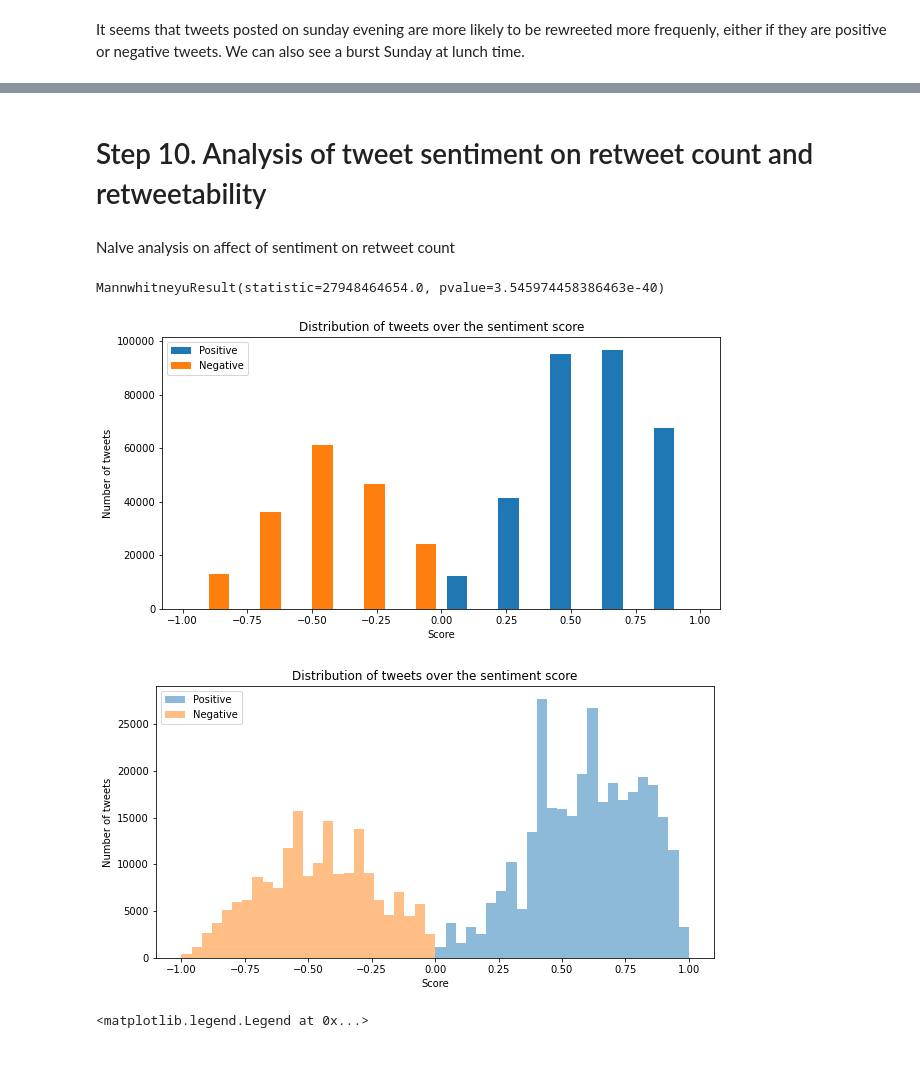
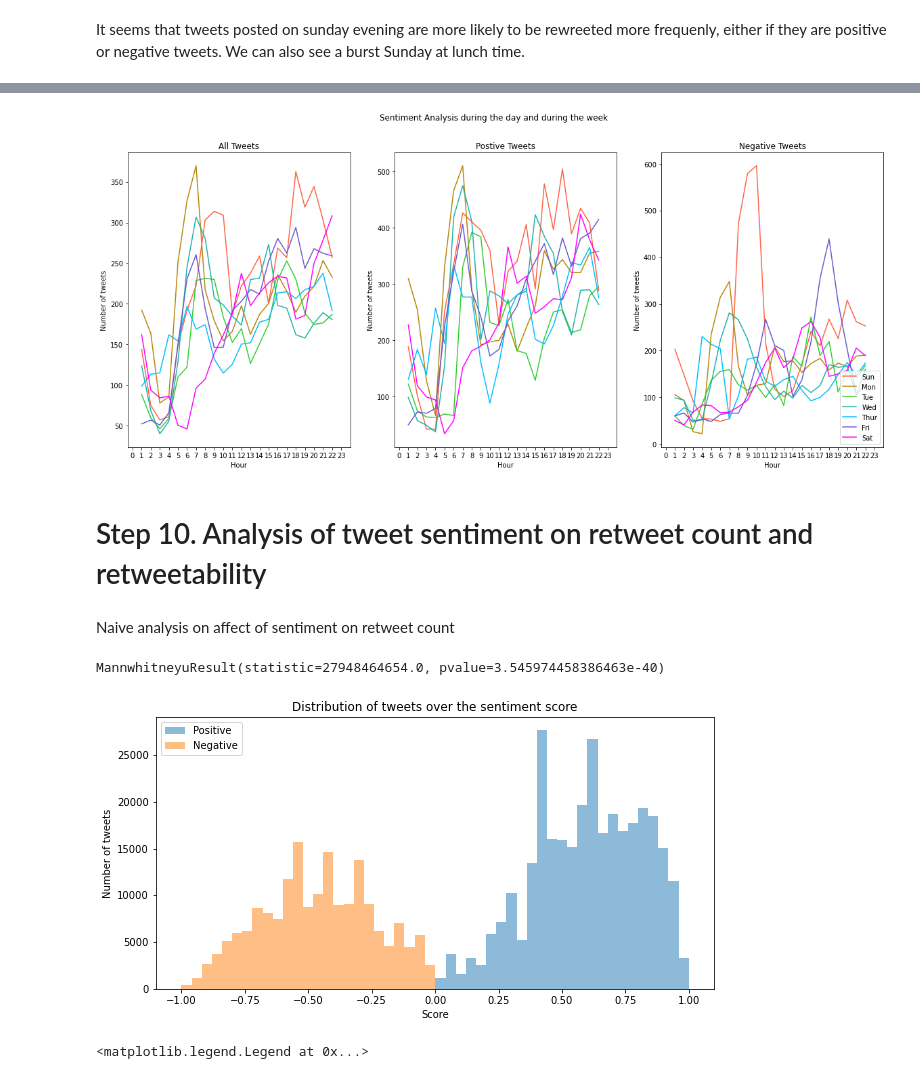
Before and after one commit to epfl-ada/ada-2020-project-milestone-p3-p3_musetti-adaletti, a Jupyter notebook: Creative_extension_analysis.ipynb, the cells around one changed output, grey strips where cells are left out. Drawn from its saved outputs; the diff is of its cells as text; code cells hidden in the pictures.

```diff
--- a/Creative_extension_analysis.ipynb
+++ b/Creative_extension_analysis.ipynb
@@ -575,12 +531,0 @@ ___
-# %%
-analyzer_raw = SentimentIntensityAnalyzer()
-en_tweets['sent_score_raw'] = [analyzer_raw.polarity_scores(x)['compound'] for x in en_tweets['text']]
-
-en_tweets['sentiment_raw'] = sentiment_05(en_tweets.sent_score_no_sw)
-grouped_sents = en_tweets.groupby(by='sentiment_raw')
-
-plt.figure(figsize=(6,6))
-plt.bar(grouped_sents.size().index, grouped_sents.size().values, width=0.8)
-plt.xlabel('Sentiment_raw')
-plt.ylabel('Number of Tweets')
-plt.show()
@@ -915,3 +976,44 @@ It seems that tweets posted on sunday evening are more likely to be rewreeted mo
+# %%
+plt.figure(figsize=(20,8))
+plt.suptitle('Sentiment Analysis during the day and during the week')
+
+plt.subplot(1, 3, 1)
+plt.xlim(-0.5, 24)
+plt.xticks(np.arange(0, 24, step=1))
+plt.xlabel('Hour')
+plt.ylabel('Number of tweets')
+plt.title('All Tweets')
+
+
+for i in range(7):
+    plt.plot(art.iloc[i],c=colors[i])
+
+plt.subplot(1, 3, 2)
+plt.xlim(-0.5, 24)
+plt.xticks(np.arange(0, 24, step=1))
+plt.xlabel('Hour')
+plt.ylabel('Number of tweets')
+plt.title('Postive Tweets')
+
+
+for i in range(7):
+    plt.plot(arp.iloc[i],c=colors[i])
+
+plt.subplot(1, 3, 3)
+plt.xlim(-0.5, 24)
+plt.xticks(np.arange(0, 24, step=1))
+plt.xlabel('Hour')
+plt.ylabel('Number of tweets')
+plt.title('Negative Tweets')
+
+
+for i in range(7):
+    plt.plot(arn.iloc[i],c=colors[i])
+    plt.legend(new_index, loc='lower right')
+
+plt.show()
+# %% [output]
+[figure, added]
 # %% [markdown]
 # Step 10. Analysis of tweet sentiment on retweet count and retweetability
 # %%
@@ -920,7 +1022,7 @@ It seems that tweets posted on sunday evening are more likely to be rewreeted mo
 pos_sents = en_tweets.loc[en_tweets['sentiment'] == 'pos']
 neg_sents = en_tweets.loc[en_tweets['sentiment'] == 'neg']
 # %% [markdown]
-NaIve analysis on affect of sentiment on retweet count
+Naive analysis on affect of sentiment on retweet count
 # %%
 # Is this for exponential distribution?? Yes, just explai the results
 
@@ -930,29 +1034,17 @@ MannwhitneyuResult(statistic=27948464654.0, pvalue=3.545974458386463e-40)
 # %%
 # Distribution of tweets over the sentiment score
-
-plt.figure(figsize=(10,5))
-plt.hist([pos_sents.sent_score, neg_sents.sent_score], bins=10, label=['Positive', 'Negative'])
-plt.legend(loc = 'upper left')
-plt.title('Distribution of tweets over the sentiment score')
-plt.xlabel('Score')
-plt.ylabel('Number of tweets')
-plt.show()
-
 
 plt.figure(figsize=(10,5))
 plt.hist(pos_sents.sent_score, bins=25, alpha=0.5, label="Positive")
 plt.hist(neg_sents.sent_score, bins=25, alpha=0.5, label="Negative")
 
 plt.legend(loc = 'upper left')
 plt.title('Distribution of tweets over the sentiment score')
 plt.xlabel('Score')
 plt.ylabel('Number of tweets')
 plt.show()
-
-# which nicer?
 # %% [output]
-[figure, old version]
+[figure, new version]
-[figure, removed]
 # %%
 # Destribution of retweets in linear scale, considering the tweets with no retweets
 
```
Also changed, not shown: parts of 49 cells of this notebook.
